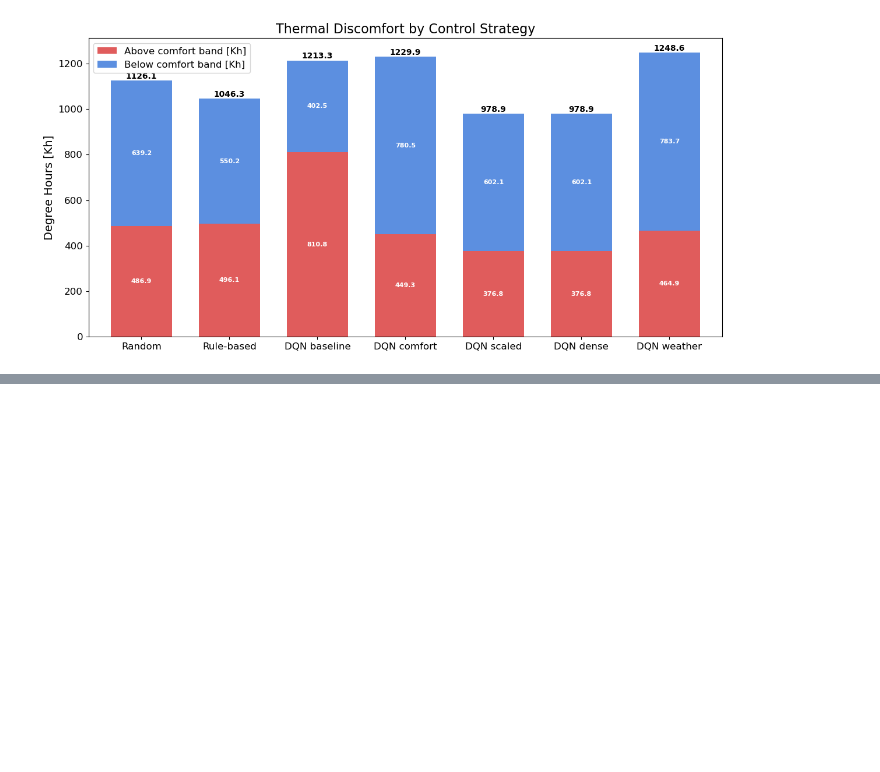
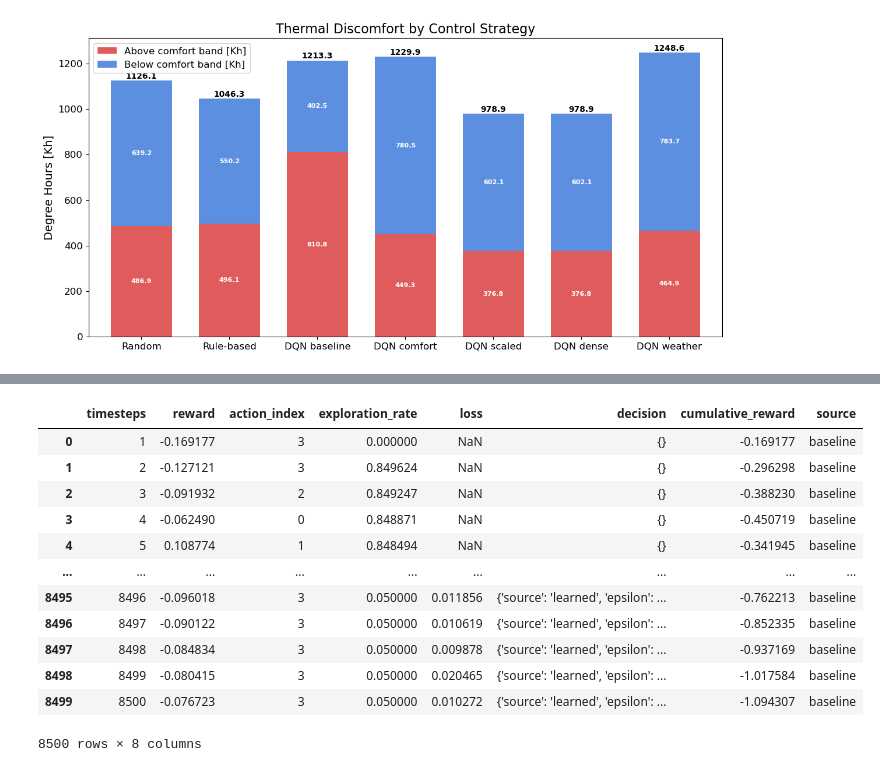
Before and after one commit to ClLuisa/DTFS, a Jupyter notebook: visualization.ipynb, the cells around one changed output, grey strips where cells are left out. Drawn from its saved outputs; the diff is of its cells as text; code cells hidden in the pictures; blank space fills up the shorter version.

Commit message:
Working version

```diff
--- a/visualization.ipynb
+++ b/visualization.ipynb
@@ -382,3 +382,24 @@ plt.show()
 
 # plt.tight_layout()
 # plt.show()
+# %%
+version = "gym_baseline"
+TRAINING_RESULTS_PATH = Path(fr"C:\Users\lkclu\Documents\GitHub\DTFS\results\models\online")
+
+training_frames = []
+for experiment_path in TRAINING_RESULTS_PATH.iterdir():
+    metrics_path = experiment_path / "training_metrics.jsonl"
+    print(metrics_path)
+    if not metrics_path.is_file() or experiment_path.name not in {
+        "gym_baseline",
+        # "gym_dense_comfort",
+        # "gym_scaled_comfort",
+    }:
+        continue
+
+    metrics = pd.read_json(metrics_path, lines=True).dropna(subset=["reward"]).copy()
+    metrics["cumulative_reward"] = metrics["reward"].cumsum()
+    metrics["source"] = experiment_path.name.removeprefix("gym_")
+    training_frames.append(metrics)
+
+training_data = pd.concat(training_frames, ignore_index=True)
@@ -385 +412,17 @@ plt.show()
+# %%
+training_data
+# %% [output]
+|  | timesteps | reward | action_index | exploration_rate | loss | decision | cumulative_reward | source |
+| 0 | 1 | -0.169177 | 3 | 0.000000 | NaN | {} | -0.169177 | baseline |
+| 1 | 2 | -0.127121 | 3 | 0.849624 | NaN | {} | -0.296298 | baseline |
+| 2 | 3 | -0.091932 | 2 | 0.849247 | NaN | {} | -0.388230 | baseline |
+| 3 | 4 | -0.062490 | 0 | 0.848871 | NaN | {} | -0.450719 | baseline |
+| 4 | 5 | 0.108774 | 1 | 0.848494 | NaN | {} | -0.341945 | baseline |
+| ... | ... | ... | ... | ... | ... | ... | ... | ... |
+| 8495 | 8496 | -0.096018 | 3 | 0.050000 | 0.011856 | {'source': 'learned', 'epsilon': ... | -0.762213 | baseline |
+| 8496 | 8497 | -0.090122 | 3 | 0.050000 | 0.010619 | {'source': 'learned', 'epsilon': ... | -0.852335 | baseline |
+| 8497 | 8498 | -0.084834 | 3 | 0.050000 | 0.009878 | {'source': 'learned', 'epsilon': ... | -0.937169 | baseline |
+| 8498 | 8499 | -0.080415 | 3 | 0.050000 | 0.020465 | {'source': 'learned', 'epsilon': ... | -1.017584 | baseline |
+| 8499 | 8500 | -0.076723 | 3 | 0.050000 | 0.010272 | {'source': 'learned', 'epsilon': ... | -1.094307 | baseline |
+8500 rows × 8 columns
 # %%
```
Also changed, not shown: parts of 2 cells of this notebook, 27 other files.
